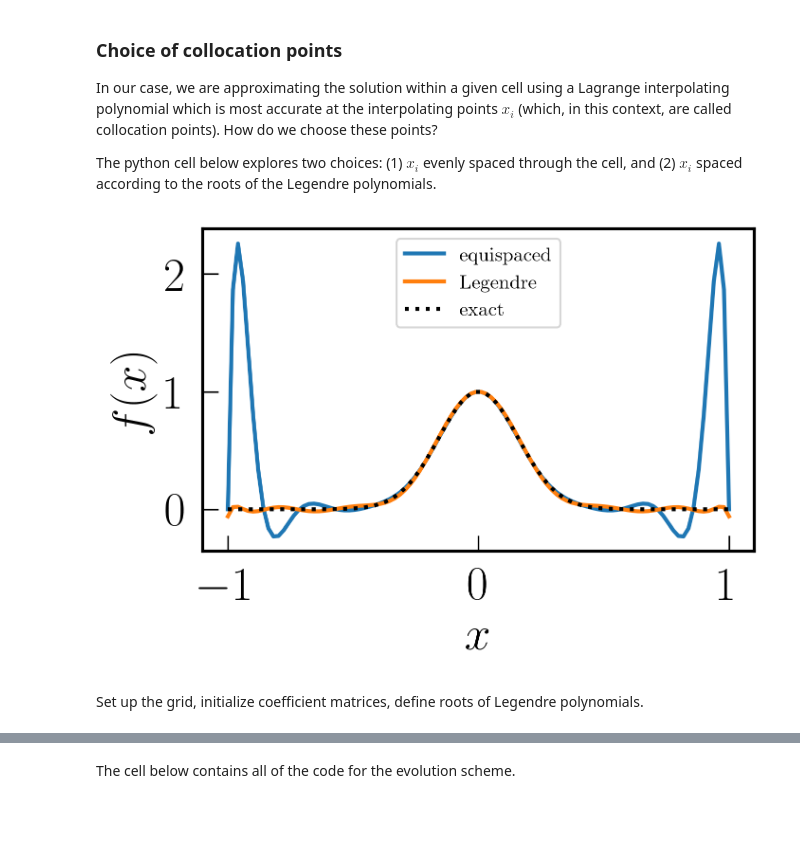
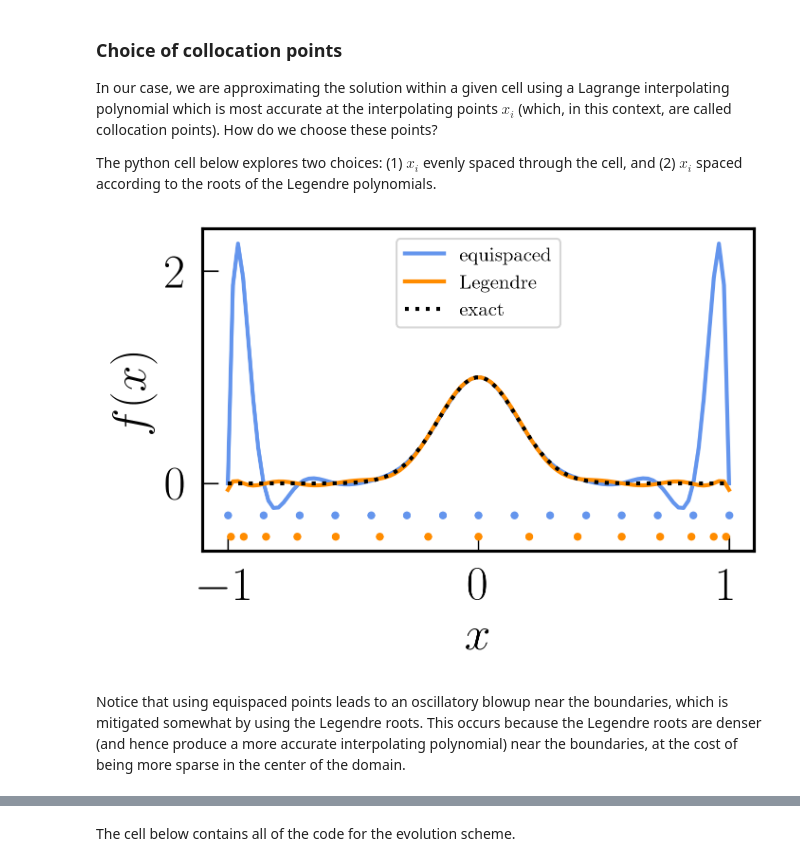
Before and after one commit to aapandy2/dg_tutorial, a Jupyter notebook: DG_lagrange.ipynb, the cells around one changed output, grey strips where cells are left out. Cells and saved outputs as stored; diff of their text form; code cells hidden in the pictures; blank space fills up the shorter version.

```diff
--- a/DG_lagrange.ipynb
+++ b/DG_lagrange.ipynb
@@ -65,30 +65,32 @@ The python cell below explores two choices: (1) $x_i$ evenly spaced through the
 # %%
 #define a simple function
 def f(x):
     return np.exp(-x**2./0.05)
 
 #define equispaced points
 numPoints     = 15
 equispaced    = np.linspace(-1, 1, numPoints)
 LegendreRoots = roots_legendre(numPoints)[0]
 
 #generate Lagrange interpolating polynomial
 fEqui = lagrange(equispaced, f(equispaced))
 fLeg  = lagrange(LegendreRoots, f(LegendreRoots))
 
 xx = np.linspace(-1, 1, 100)
 
 #plot interpolating functions with equispaced
 #interpolation points, interp points at Legendre
 #roots, and the exact function
-pl.plot(xx, fEqui(xx), label='equispaced')
-pl.plot(xx, fLeg(xx), label='Legendre')
+pl.plot(xx, fEqui(xx), 'cornflowerblue', label='equispaced')
+pl.plot(xx, fLeg(xx), 'darkorange', label='Legendre')
 pl.plot(xx, f(xx), 'k:', label='exact')
+pl.plot(equispaced, np.zeros(numPoints)-0.3, c='cornflowerblue', ls='None', marker='.')
+pl.plot(LegendreRoots, np.zeros(numPoints)-0.5, c='darkorange', ls='None', marker='.')
 pl.xlabel('$x$')
 pl.ylabel('$f(x)$')
 pl.legend(fontsize='10')
 pl.show()
 # %% [output]
-[figure, old version]
+[figure, new version]
 # %% [markdown]
-Set up the grid, initialize coefficient matrices, define roots of Legendre polynomials.
+Notice that using equispaced points leads to an oscillatory blowup near the boundaries, which is mitigated somewhat by using the Legendre roots.  This occurs because the Legendre roots are denser (and hence produce a more accurate interpolating polynomial) near the boundaries, at the cost of being more sparse in the center of the domain.
```
Also changed, not shown: parts of 1 cell of this notebook.
